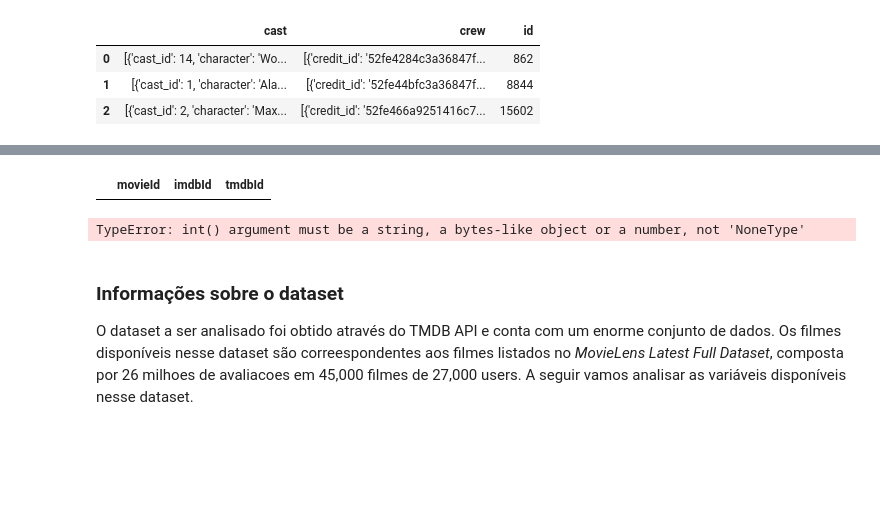
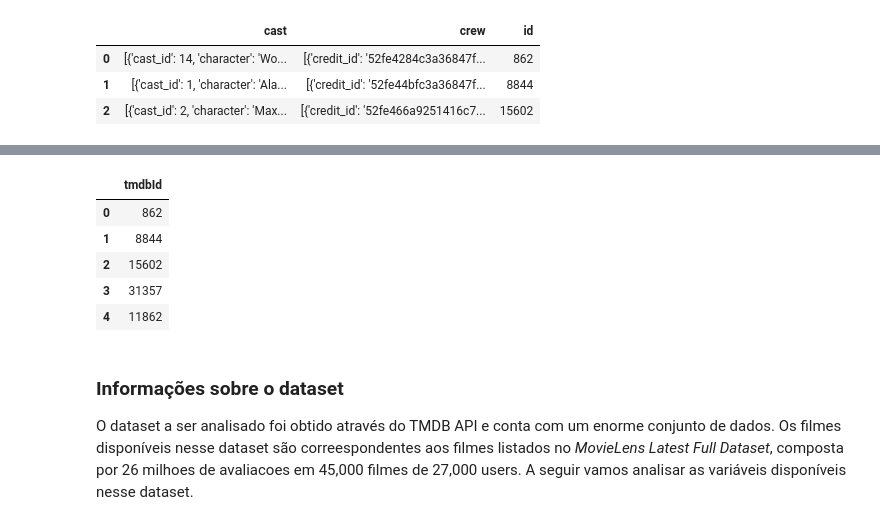
Before and after one commit to beatrizcf2/Classificador_Filmes, a Jupyter notebook: Recomendador_Filmes.ipynb, the cells around one changed output, grey strips where cells are left out. Cells and saved outputs as stored; diff of their text form; code cells hidden in the pictures; blank space fills up the shorter version.

```diff
--- a/Recomendador_Filmes.ipynb
+++ b/Recomendador_Filmes.ipynb
@@ -107,10 +172,8 @@ Para juntar os dados, é necessário ter certeza que a coluna que será mesclada
 # %%
-links['tmdbId'] = links.tmdbId.dropna(inplace=True)
+#links['tmdbId'] = links.tmdbId.dropna(inplace=True)
 # %%
-bool_series = pd.notnull(links['tmdbId'])
+#bool_series = pd.notnull(links['tmdbId'])
 
 # filtering data
 # displayind data only with team = NaN
-links[bool_series]
+#links[bool_series]
-# %% [output]
-|  | movieId | imdbId | tmdbId |
@@ -117,11 +184,18 @@ links[bool_series]
+# %%
+#vamos utilizar apenas a coluna tmdb para linkar os outros dfs
+
+links = links[links['tmdbId'].notnull()]['tmdbId'].astype('int').to_frame()
 # %%
-#metadados = metadados.drop([19730, 29503, 35587])
-metadados['id'] = metadados['id'].astype('int')
-links['tmdbId'] = links['tmdbId'].astype('int')
 keywords['id'] = keywords['id'].astype('int')
-ratings['id'] = ratings['id'].astype('int')
+#ratings['id'] = ratings['id'].astype('int')
+links.head()
 # %% [output]
-TypeError: int() argument must be a string, a bytes-like object or a number, not 'NoneType'
+|  | tmdbId |
+| 0 | 862 |
+| 1 | 8844 |
+| 2 | 15602 |
+| 3 | 31357 |
+| 4 | 11862 |
 # %% [markdown]
 ### Informações sobre o dataset
 
```
Also changed, not shown: parts of 12 cells of this notebook.
